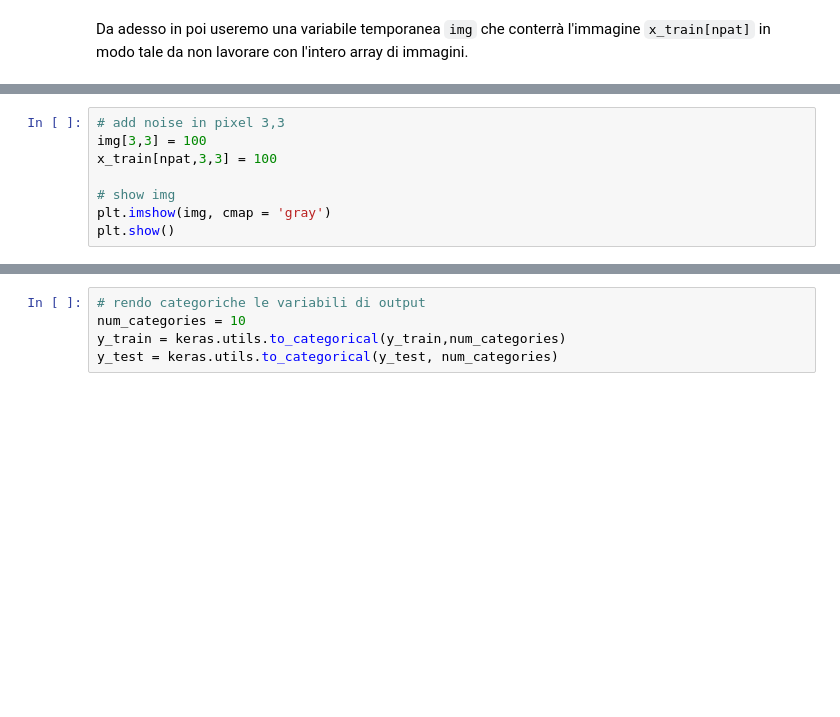
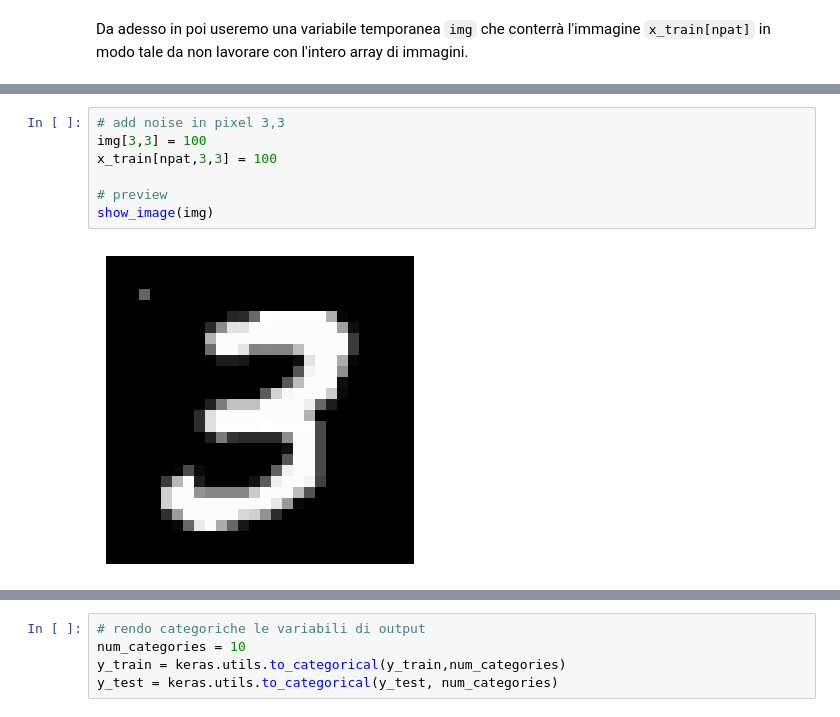
Before and after one commit to dennisangemi/machine-learning-for-physics, a Jupyter notebook: 4_mnist/code/my-mnist.ipynb, the cells around one changed output, grey strips where cells are left out. Cells and saved outputs as stored; diff of their text form; blank space fills up the shorter version.

```diff
--- a/4_mnist/code/my-mnist.ipynb
+++ b/4_mnist/code/my-mnist.ipynb
@@ -260,10 +224,11 @@ Utilizzeremo la libreria `OpenCV` (che importeremo con `import cv2`) dopo averla
 # %%
 # add noise in pixel 3,3
 img[3,3] = 100
 x_train[npat,3,3] = 100
 
-# show img
-plt.imshow(img, cmap = 'gray')
-plt.show()
+# preview
+show_image(img)
+# %% [output]
+[figure, added]
 # %%
 # using csv2 to remove noise
```
Also changed, not shown: parts of 59 cells of this notebook, 1 other file.
